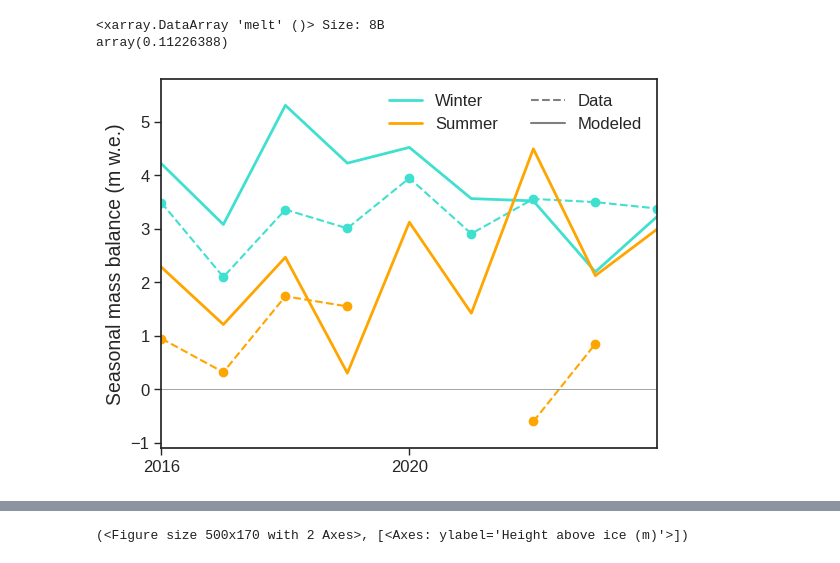
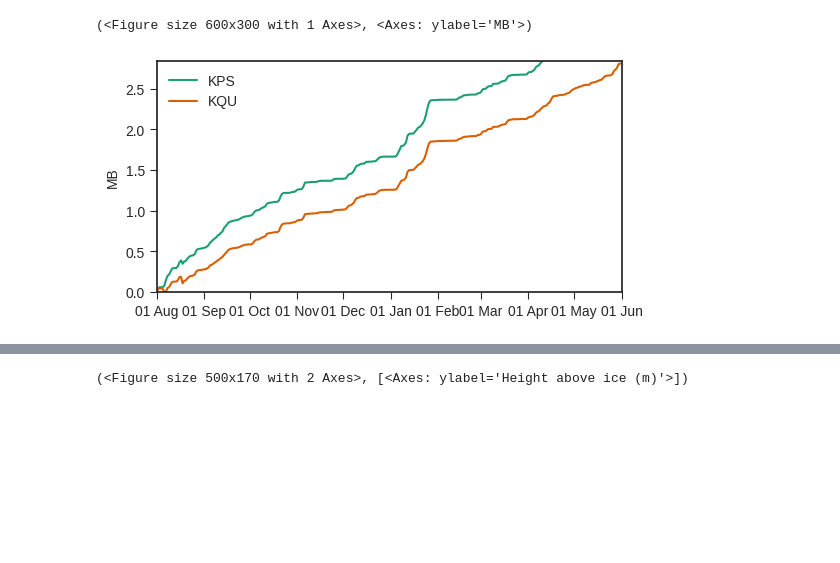
Before and after one commit to clairevwilson/PEBSI, a Jupyter notebook: firn_site_calibration.ipynb, the cells around one changed output, grey strips where cells are left out. Saved outputs shown, nothing was run; the diff lists cells and outputs as text; code cells hidden in the pictures; blank space fills up the shorter version.

```diff
--- a/firn_site_calibration.ipynb
+++ b/firn_site_calibration.ipynb
@@ -8,0 +15,13 @@ import cmasher as cmr
+# %%
+ds = xr.open_dataset('../Output/kahiltnaKQU_2025_09_26_9.nc')
+dsp = xr.open_dataset('../Output/kahiltnaKPS_2025_09_26_2.nc')
+# plt.plot(ds.time, ds.airtemp)
+# plt.plot(ds_65.time, ds_65.airtemp)
+# plot_seasonal_mass_balance(ds)
+# plot_seasonal_mass_balance(dsp)
+compare_runs([dsp, ds], [ds.time.values[0], ds.time.values[-1]], ['KPS','KQU'], 'MB')
+# compare_runs([dsp, ds], [ds.time.values[0], ds.time.values[-1]], ['KPS','KQU'], 'accum')
+# compare_runs([dsp, ds], [ds.time.values[0], ds.time.values[-1]], ['KPS','KQU'], 'cumrefreeze')
+# %% [output]
+(<Figure size 600x300 with 1 Axes>, <Axes: ylabel='MB'>)
+[figure, added]
@@ -15,17 +74,6 @@ import cmasher as cmr
 #         new_filename = filename + '0.nc'  # removes trailing underscore
 #         new_path = os.path.join(folder_path, new_filename)
 #         os.rename(old_path, new_path)
-# %%
-for site in ['KPS']:
-    glacier = 'wolverine' if site == 'EC' else 'kahiltna' if site == 'KPS' else 'gulkana'
-    fn = f'../Output/{glacier.capitalize()}_2025_09_24_long{site}_0.nc'
-    ds = xr.open_dataset(fn)
-    plot_seasonal_mass_balance(ds)
-    print(np.mean(ds.resample(time='YS-APR').sum().melt))
-# %% [output]
-<xarray.DataArray 'melt' ()> Size: 8B
-array(0.11226388)
-[figure, removed]
 # %%
 # ===== CALIBRATE ON GULKANA =====
 sites = ['Z','T']
```
Also changed, not shown: parts of 12 cells of this notebook, 43 other files.
